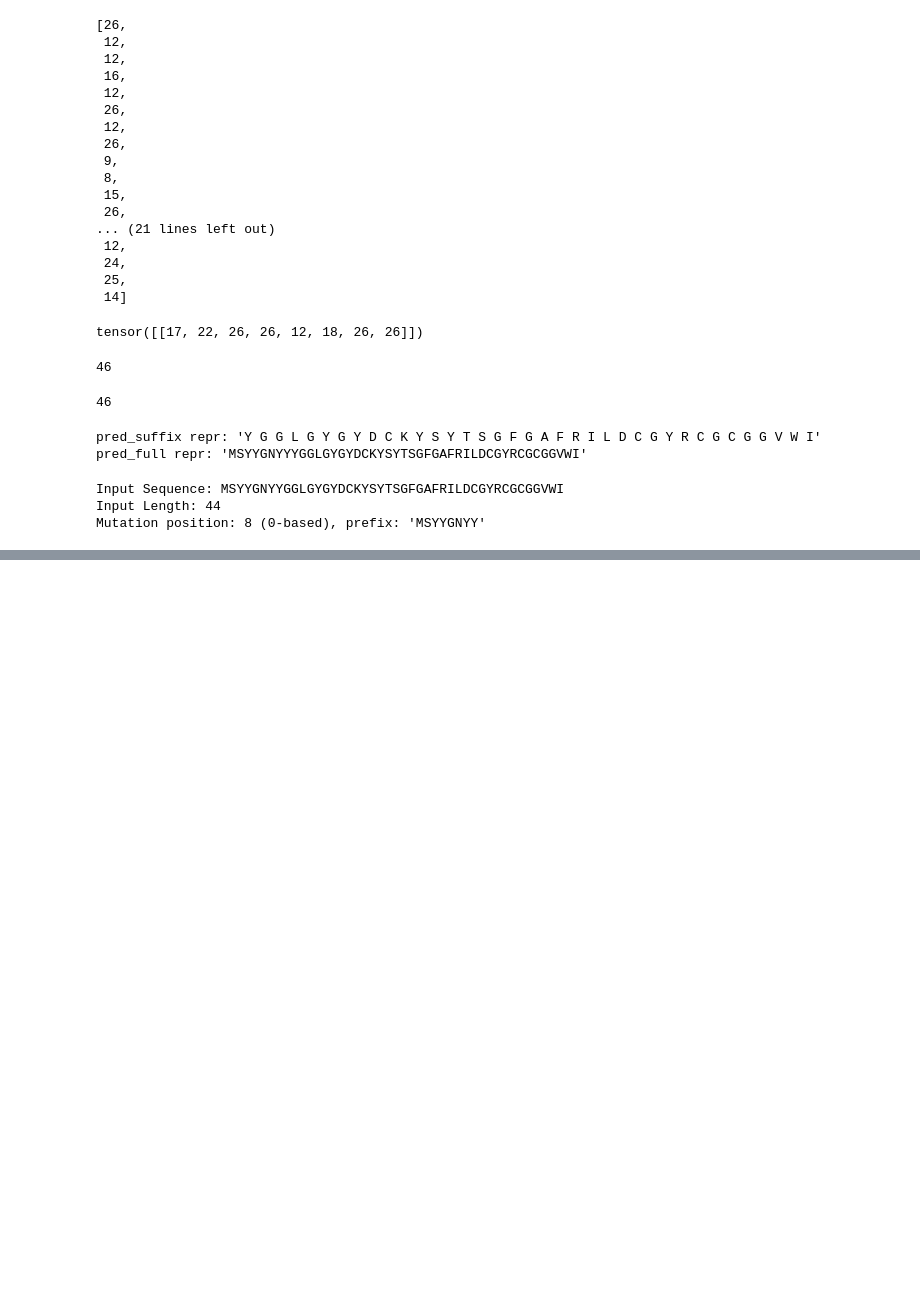
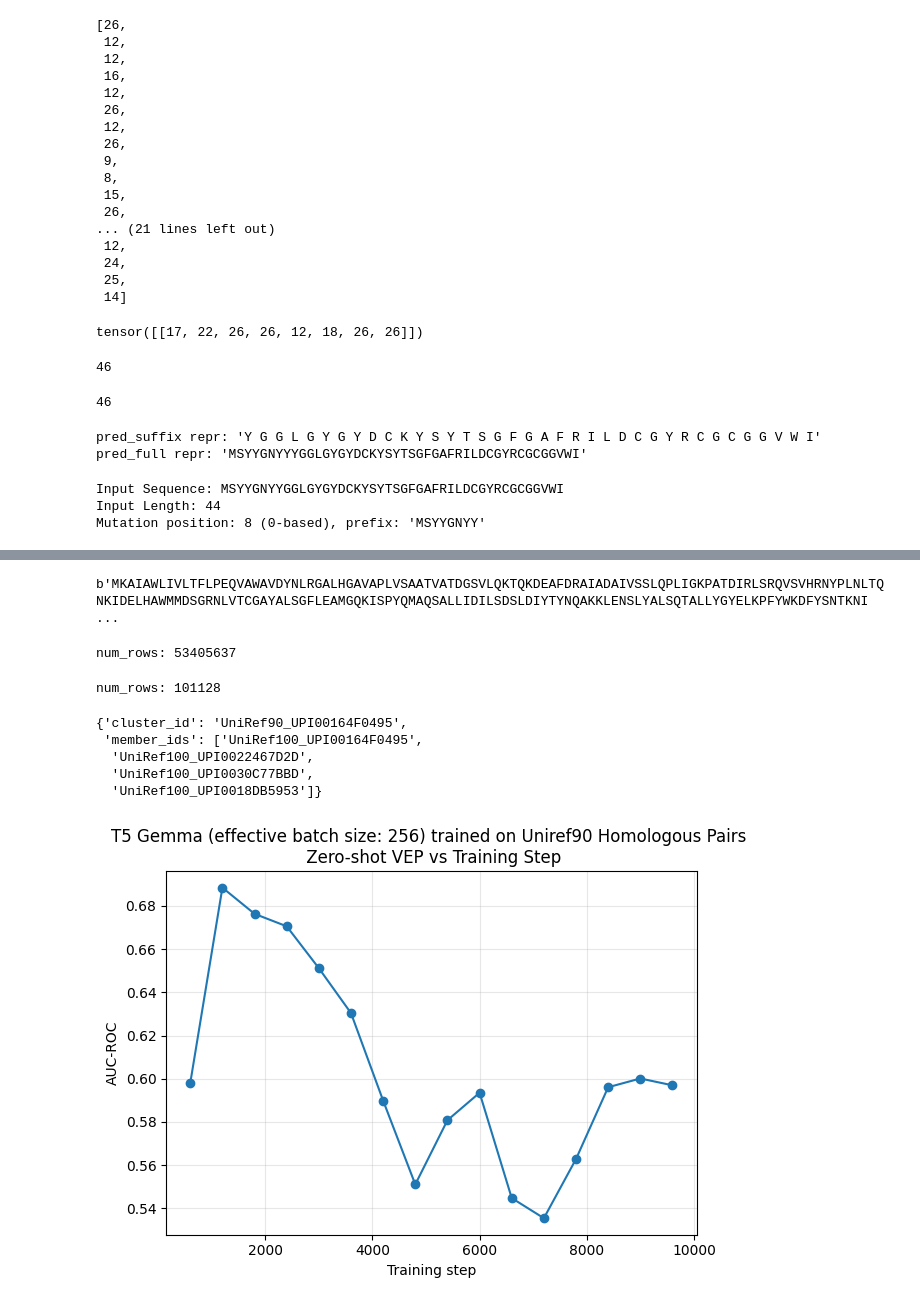
Before and after one commit to Brandes-Lab/HuggingfaceTransformer, a Jupyter notebook: uniref90.ipynb, the cells around one changed output, grey strips where cells are left out. Cells and saved outputs as stored; diff of their text form; code cells hidden in the pictures; blank space fills up the shorter version.

```diff
--- a/uniref90.ipynb
+++ b/uniref90.ipynb
@@ -1691,0 +1700,72 @@ Mutation position: 8 (0-based), prefix: 'MSYYGNYY'
+# %%
+lmdb_path = "/gpfs/data/brandeslab/Data/uniref/uniref100_bk.lmdb"
+
+import lmdb
+
+env = lmdb.open(lmdb_path, readonly=True, lock=False, subdir=False)
+
+with env.begin() as txn:
+    rec = "UniRef100_A0A410P257"
+    lmdb_key = rec.encode("utf-8")
+    val = txn.get(lmdb_key)
+    print(val)
+# %% [output]
+b'MKAIAWLIVLTFLPEQVAWAVDYNLRGALHGAVAPLVSAATVATDGSVLQKTQKDEAFDRAIADAIVSSLQPLIGKPATDIRLSRQVSVHRNYPLNLTQNKIDELHAWMMDSGRNLVTCGAYALSGFLEAMGQKISPYQMAQSALLIDILSDSLDIYTYNQAKKLENSLYALSQTALLYGYELKPFYWKDFYSNTKNI ...
+# %%
+from datasets import load_from_disk
+ds = load_from_disk("/gpfs/data/brandeslab/Data/uniref/uniref90_clusters_arrow/train")
+print("num_rows:", ds.num_rows)
+# %% [output]
+num_rows: 53405637
+# %%
+from datasets import load_from_disk
+ds = load_from_disk("/gpfs/data/brandeslab/Data/uniref/uniref90_clusters_arrow/test")
+print("num_rows:", ds.num_rows)
+
+ds.loc[6057]
+# %% [output]
+num_rows: 101128
+# %%
+ds[6057]
+# %% [output]
+{'cluster_id': 'UniRef90_UPI00164F0495',
+ 'member_ids': ['UniRef100_UPI00164F0495',
+  'UniRef100_UPI0022467D2D',
+  'UniRef100_UPI0030C77BBD',
+  'UniRef100_UPI0018DB5953']}
+# %%
+import matplotlib.pyplot as plt
+
+auc_roc = {
+    "600":0.5980351745736494,
+    "1200":0.688444796092619,
+    "1800":0.6763199707125005,
+    "2400":0.6705564691049782,
+    "3000":0.6511683988289553,
+    "3600":0.6303775921434881,
+    "4200":0.5898707215564856,
+    "4800":0.551087956647428,
+    "5400":0.5807938823325738,
+    "6000":0.5935137716130717,
+    "6600":0.5447643061826358,
+    "7200":0.5354546610367745,
+    "7800":0.56284729430975,
+    "8400":0.5960752394700923,
+    "9000":0.6001126155029131,
+    "9600":0.5969622057476387
+}
+
+# sort by step (convert keys to int so sorting is numeric)
+steps = sorted(int(k) for k in auc_roc.keys())
+aucs  = [auc_roc[str(s)] for s in steps]
+
+plt.figure()
+plt.plot(steps, aucs, marker="o")
+plt.xlabel("Training step")
+plt.ylabel("AUC-ROC")
+plt.title("T5 Gemma (effective batch size: 256) trained on Uniref90 Homologous Pairs \n Zero-shot VEP vs Training Step")
+plt.grid(True, alpha=0.3)
+plt.tight_layout()
+plt.show()
+# %% [output]
+[figure, added]
```
Also changed, not shown: parts of 9 cells of this notebook, 30 other files.
